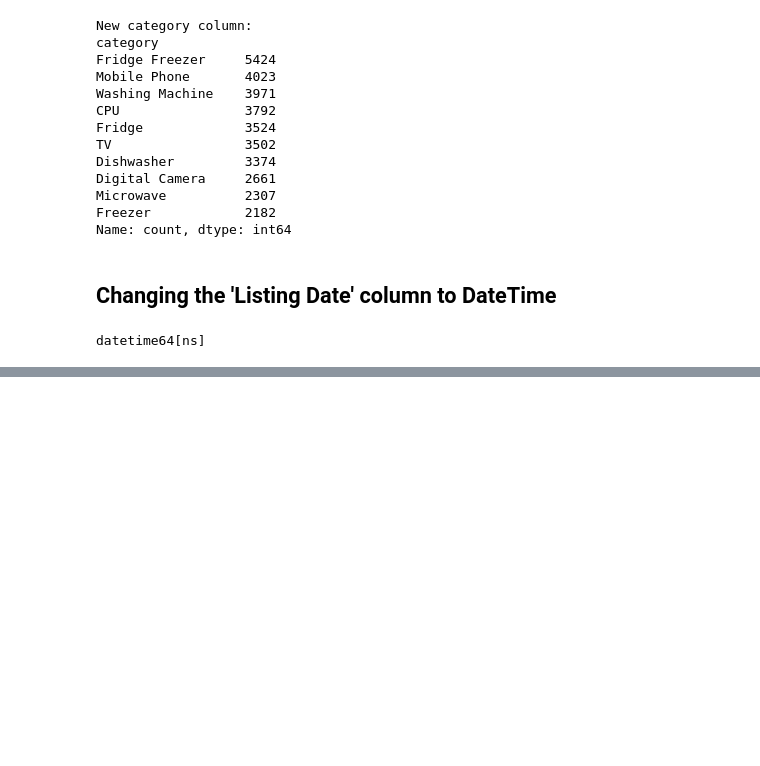
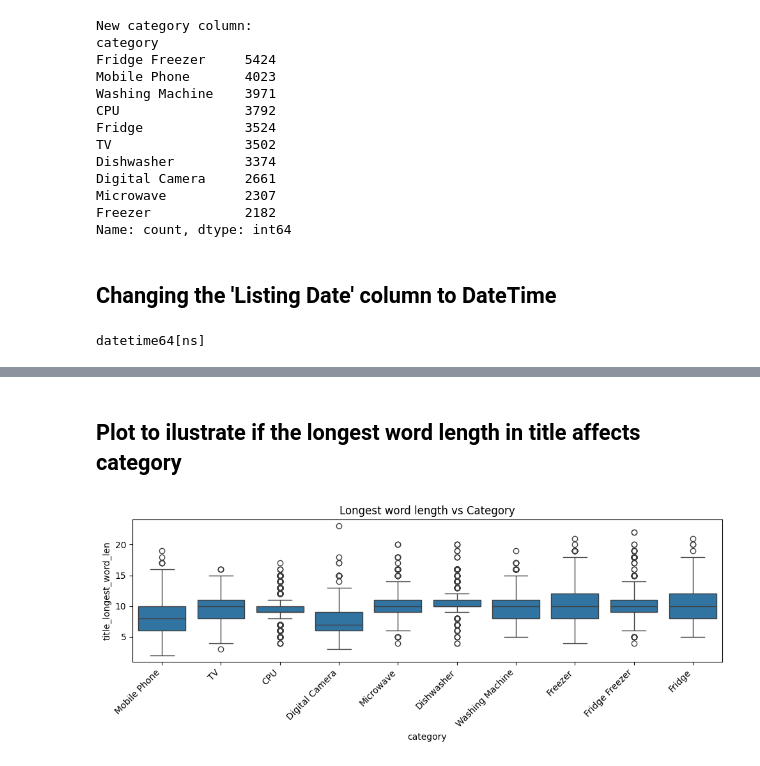
Before and after one commit to ScumpikLau/ml-product-category-laura-corbu, a Jupyter notebook: notebook/product_category_analysis.ipynb, the cells around one changed output, grey strips where cells are left out. Saved outputs shown, nothing was run; the diff lists cells and outputs as text; code cells hidden in the pictures; blank space fills up the shorter version.

```diff
--- a/notebook/product_category_analysis.ipynb
+++ b/notebook/product_category_analysis.ipynb
@@ -203,0 +293,11 @@ datetime64[ns]
+# %% [markdown]
+## Plot to ilustrate if the longest word length in title affects category
+# %%
+plt.figure(figsize=(10,4))
+sns.boxplot(data=df, x='category', y='title_longest_word_len')
+plt.xticks(rotation=45, ha='right')
+plt.title('Longest word length vs Category')
+plt.tight_layout()
+plt.show()
+# %% [output]
+[figure, added]
```
Also changed, not shown: parts of 6 cells of this notebook.
